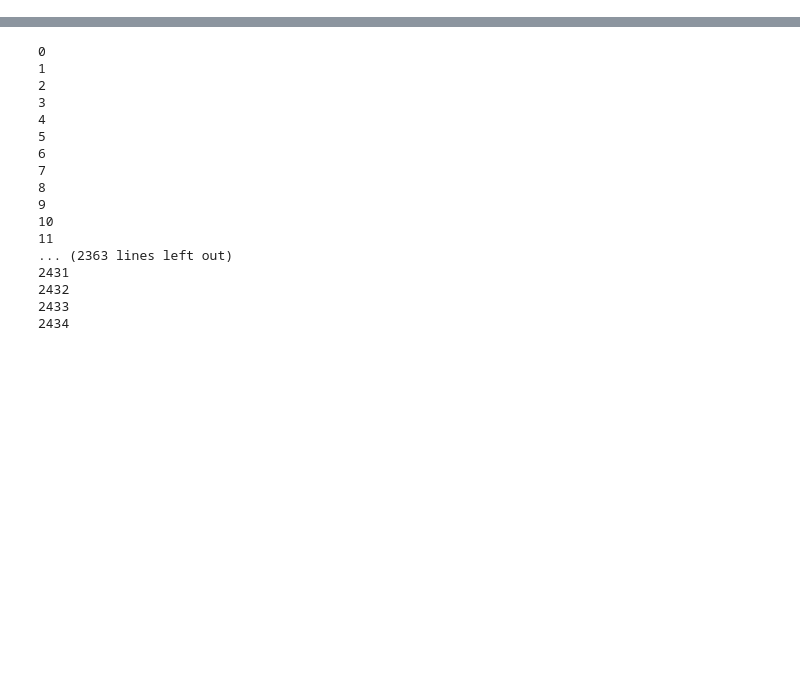
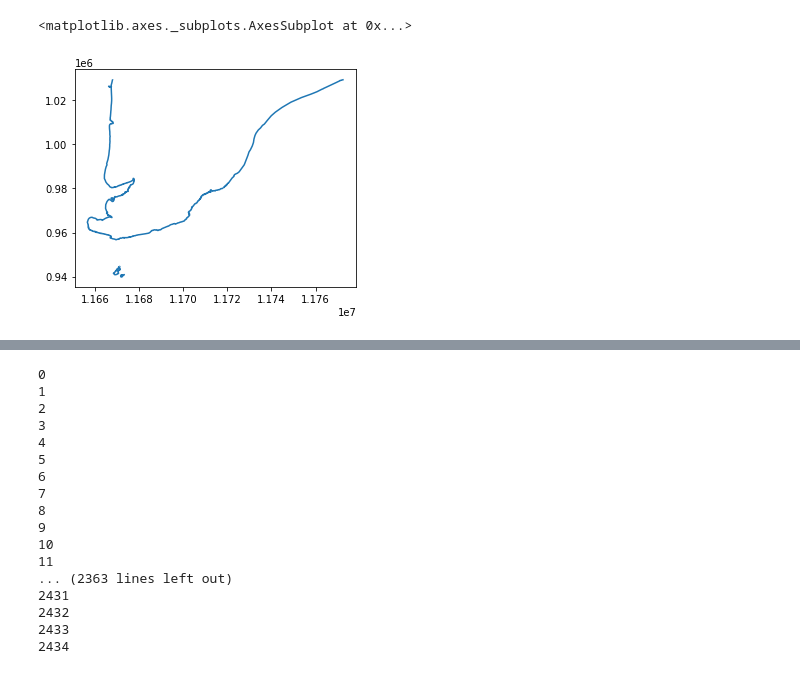
Before and after one commit to ronjalappe/VN_coastline_dynamics, a Jupyter notebook: test2.ipynb, the cells around one changed output, grey strips where cells are left out. Cells and saved outputs as stored; diff of their text form; code cells hidden in the pictures; blank space fills up the shorter version.

```diff
--- a/test2.ipynb
+++ b/test2.ipynb
@@ -14,3 +19,17 @@ crs = "EPSG:3857"
+# %%
+box = gpd.read_file(os.path.join(data_dir,poly_file))
+box = box[box.id == 1]
+box = box.to_crs("EPSG:3857")
+
+#rfsl = gpd.read_file("/Users/Ronjamac/Documents/02_Studium/Masterarbeit/Data/Vietnam_data/osm_coastline_epsg4326.geojson")
+rfsl = gpd.read_file(os.path.join(data_dir,"osm_coastline_epsg4326.geojson"))
+rfsl = rfsl.to_crs("EPSG:3857")
+
+rfsl_clip = gpd.clip(rfsl,box)
+rfsl_clip.plot()
+# %% [output]
+<matplotlib.axes._subplots.AxesSubplot at 0x...>
+[figure, added]
 # %%
 raster = rio.open(os.path.join(data_dir, raster_file_masked))
 type(raster)
```
Also changed, not shown: parts of 11 cells of this notebook, 8 other files.
